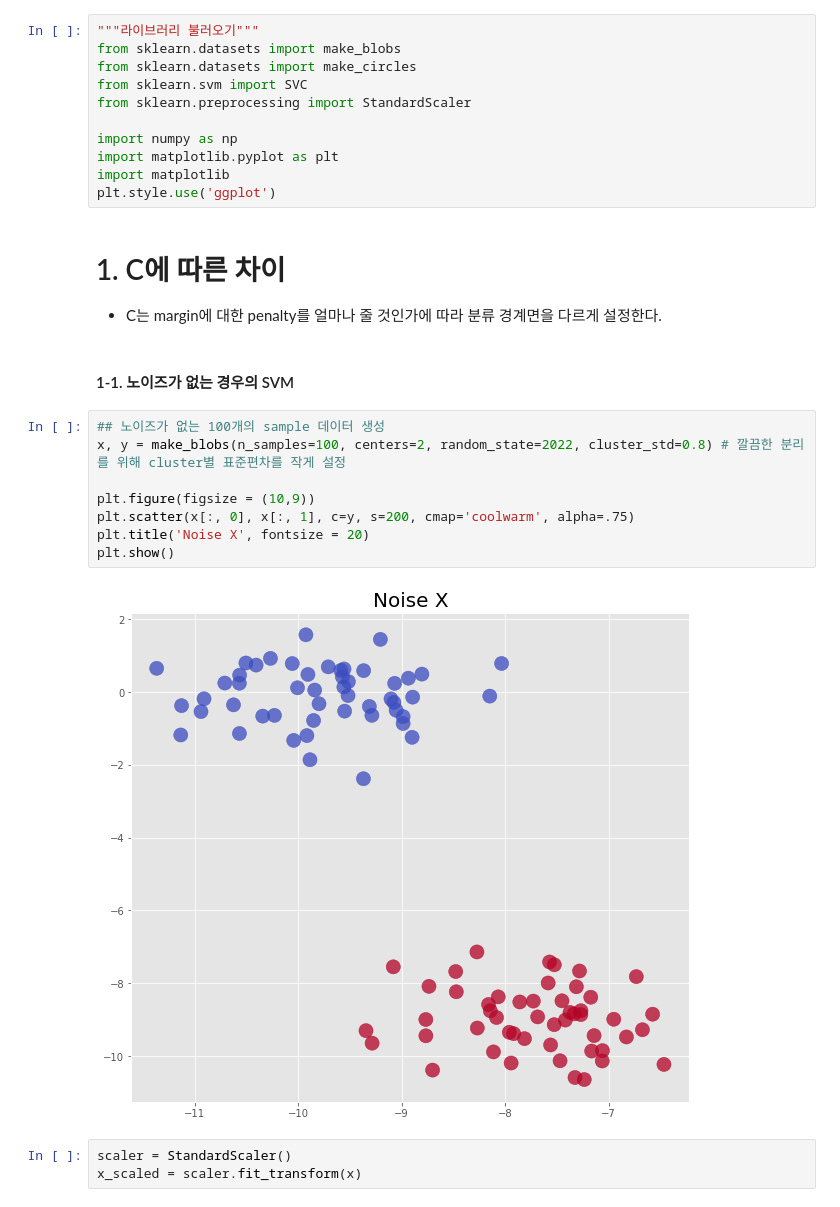
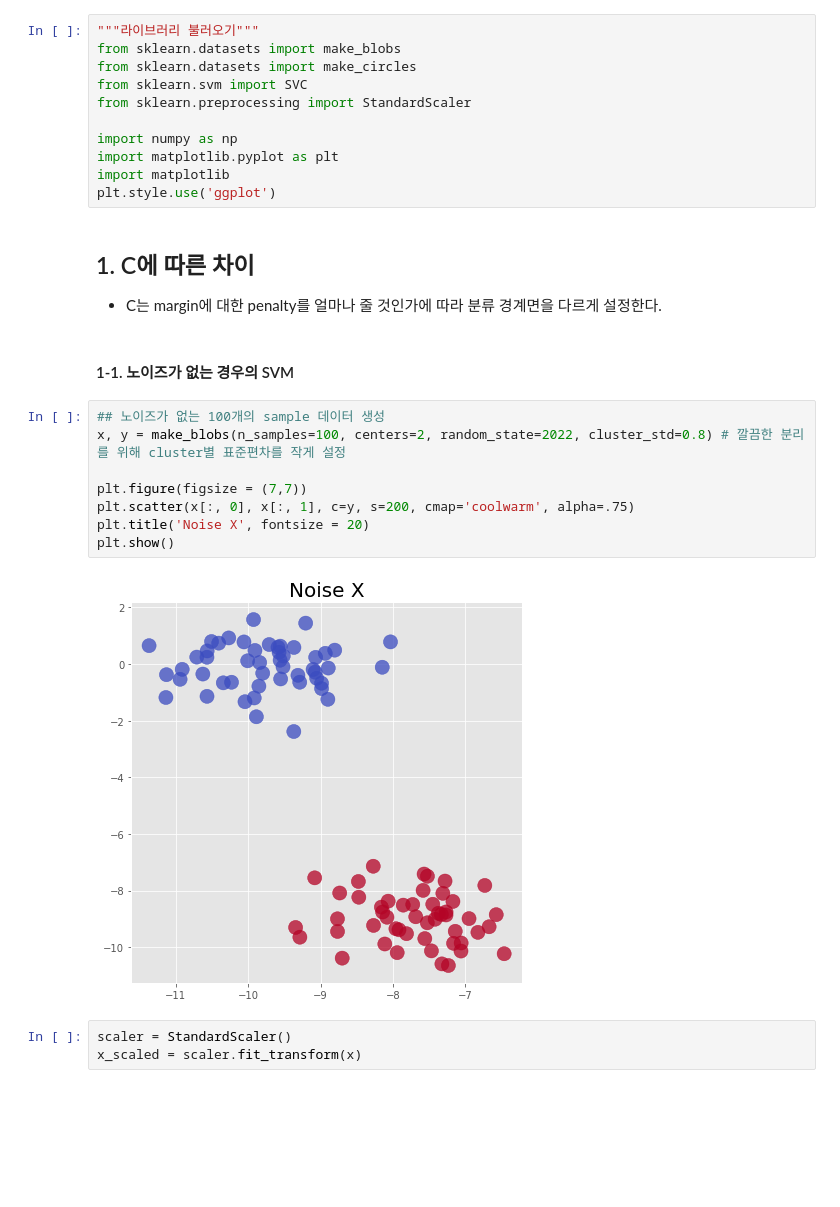
Before and after one commit to rch1025/Business-Analytics, a Jupyter notebook: Kernel based Learning/SVM.ipynb, the cells around one changed output. Saved outputs shown, nothing was run; the diff lists cells and outputs as text; blank space fills up the shorter version.

```diff
--- a/Kernel based Learning/SVM.ipynb
+++ b/Kernel based Learning/SVM.ipynb
@@ -48,20 +48,20 @@ import matplotlib.pyplot as plt
 import matplotlib
 plt.style.use('ggplot')
 # %% [markdown]
-# 1. C에 따른 차이
+## 1. C에 따른 차이
 - C는 margin에 대한 penalty를 얼마나 줄 것인가에 따라 분류 경계면을 다르게 설정한다.
 # %% [markdown]
 #### 1-1. 노이즈가 없는 경우의 SVM
 # %%
 ## 노이즈가 없는 100개의 sample 데이터 생성
 x, y = make_blobs(n_samples=100, centers=2, random_state=2022, cluster_std=0.8) # 깔끔한 분리를 위해 cluster별 표준편차를 작게 설정
 
-plt.figure(figsize = (10,9))
+plt.figure(figsize = (7,7))
 plt.scatter(x[:, 0], x[:, 1], c=y, s=200, cmap='coolwarm', alpha=.75)
 plt.title('Noise X', fontsize = 20)
 plt.show()
 # %% [output]
-[figure, old version]
+[figure, new version]
 # %%
 scaler = StandardScaler()
 x_scaled = scaler.fit_transform(x)
```
Also changed, not shown: parts of 6 cells of this notebook, 1 other file.
